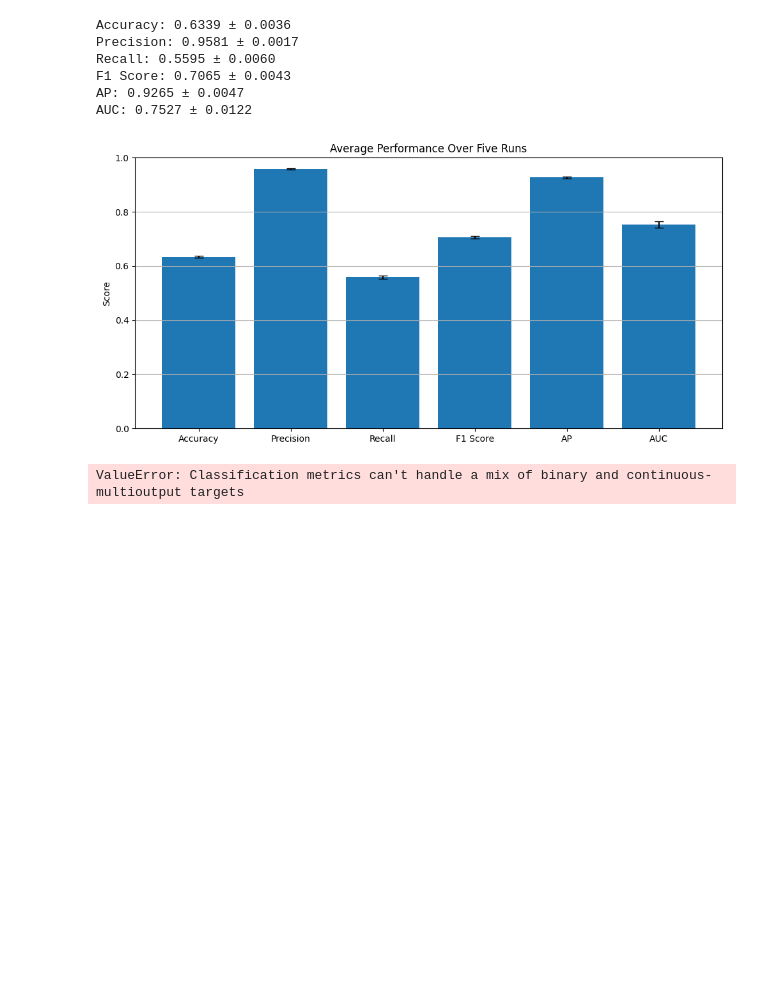
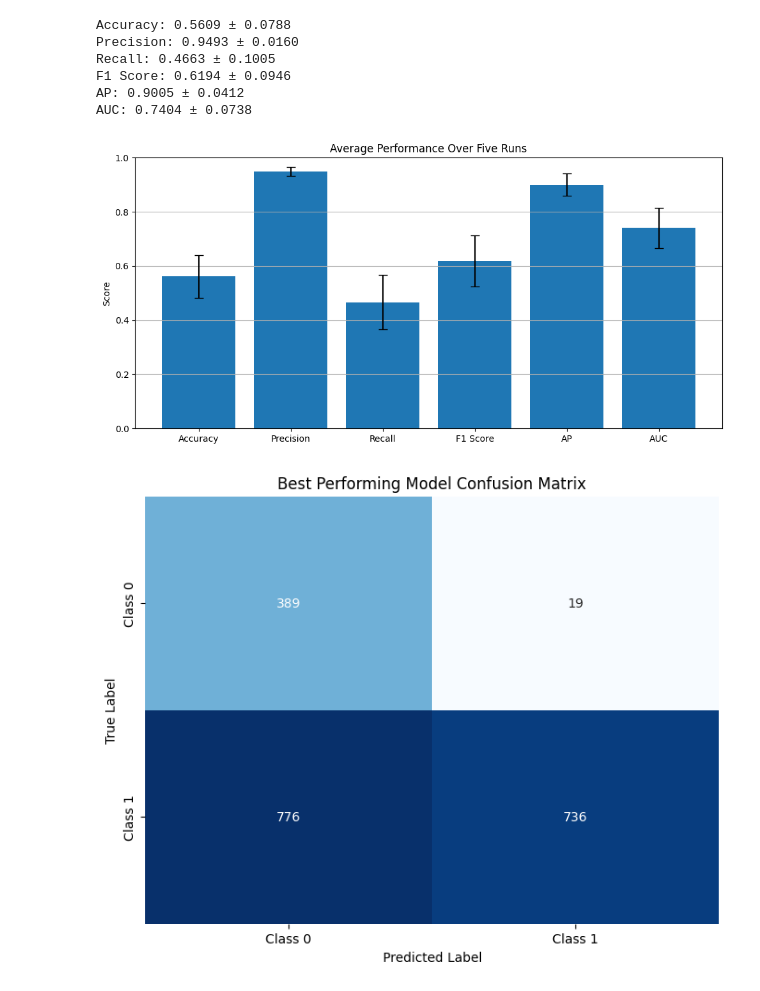
Before and after one commit to noorwertheim/Master-Thesis, a Jupyter notebook: notebooks/resnet_multiple_init_aggr_pred.ipynb, the cells around one changed output. Drawn from its saved outputs; the diff is of its cells as text; code cells hidden in the pictures; blank space fills up the shorter version.

```diff
--- a/notebooks/resnet_multiple_init_aggr_pred.ipynb
+++ b/notebooks/resnet_multiple_init_aggr_pred.ipynb
@@ -35,7 +32,7 @@ wandb: Appending key for api.wandb.ai to your netrc file: /home/nwertheim/.netrc
 # %%
-# Final Hyperparameters
-batch_size = 16
-learning_rate = 0.00046239536595593786
+# Final Hyperparameters (ADAM)
+batch_size = 64
+learning_rate = 7.991870883780338e-05
 # %%
 
 '''MY DATA + class weights'''
@@ -145,6 +142,10 @@ best_ap = -1
 best_preds = None
 best_targs = None
 
+all_pred_labels = []
+all_pred_probs = []
+
+
 for run in range(num_runs):
     print(f"\n🌀 Run {run+1}/{num_runs}")
     seed_everything(run)
@@ -157,7 +158,7 @@ for run in range(num_runs):
     loss_func = torch.nn.CrossEntropyLoss(weight=class_weights_tensor)
 
     # Learner
-    learn = Learner(dls, model, loss_func=loss_func, metrics=accuracy, opt_func=SGD)
+    learn = Learner(dls, model, loss_func=loss_func, metrics=accuracy)
     learn.model.to(device)
     # learn.dls.to(device)
 
@@ -178,6 +179,9 @@ for run in range(num_runs):
     pred_probs = preds[:, 1].cpu().numpy()
     true_labels = targs.cpu().numpy()
     pred_labels_np = pred_labels.cpu().numpy()
+    all_pred_labels.append(pred_labels_np)  # shape (n_samples,)
+    all_pred_probs.append(pred_probs)       # shape (n_samples,)
+
 
     # Metrics
     acc = accuracy_score(true_labels, pred_labels_np)
@@ -193,6 +197,8 @@ for run in range(num_runs):
         best_preds = preds
         best_targs = true_labels
 
+
+
 # Convert to arrays for easy processing
 all_train_losses = np.stack(all_train_losses)
 all_valid_losses = np.stack(all_valid_losses)
@@ -266,35 +320,35 @@ plt.show()
 # %%
 metric_names = ['Accuracy', 'Precision', 'Recall', 'F1 Score', 'AP', 'AUC']
 mean_metrics = all_metrics.mean(axis=0)
 std_metrics = all_metrics.std(axis=0)
 
 for name, mean, std in zip(metric_names, mean_metrics, std_metrics):
     print(f"{name}: {mean:.4f} ± {std:.4f}")
 
 # Bar plot
 plt.figure(figsize=(10, 5))
 plt.bar(metric_names, mean_metrics, yerr=std_metrics, capsize=5)
 plt.title('Average Performance Over Five Runs')
 plt.ylabel('Score')
 plt.ylim(0, 1)
 plt.grid(axis='y')
 plt.tight_layout()
 plt.show()
 
-cm = confusion_matrix(best_targs, best_preds)
+cm = confusion_matrix(best_targs, pred_labels)
 plt.figure(figsize=(8, 6))
 sns.heatmap(cm, annot=True, fmt="d", cmap="Blues", cbar=False,
             xticklabels=['Class 0', 'Class 1'], yticklabels=['Class 0', 'Class 1'])
 plt.title('Best Performing Model Confusion Matrix')
 plt.xlabel('Predicted Label')
 plt.ylabel('True Label')
 plt.show()
 # %% [output]
-Accuracy: 0.6339 ± 0.0036
-Precision: 0.9581 ± 0.0017
-Recall: 0.5595 ± 0.0060
-F1 Score: 0.7065 ± 0.0043
-AP: 0.9265 ± 0.0047
-AUC: 0.7527 ± 0.0122
+Accuracy: 0.5609 ± 0.0788
+Precision: 0.9493 ± 0.0160
+Recall: 0.4663 ± 0.1005
+F1 Score: 0.6194 ± 0.0946
+AP: 0.9005 ± 0.0412
+AUC: 0.7404 ± 0.0738
-[figure, old version]
+[figure, new version]
-ValueError: Classification metrics can't handle a mix of binary and continuous-multioutput targets
+[figure, added]
```
Also changed, not shown: parts of 5 cells of this notebook, 2 other files.
